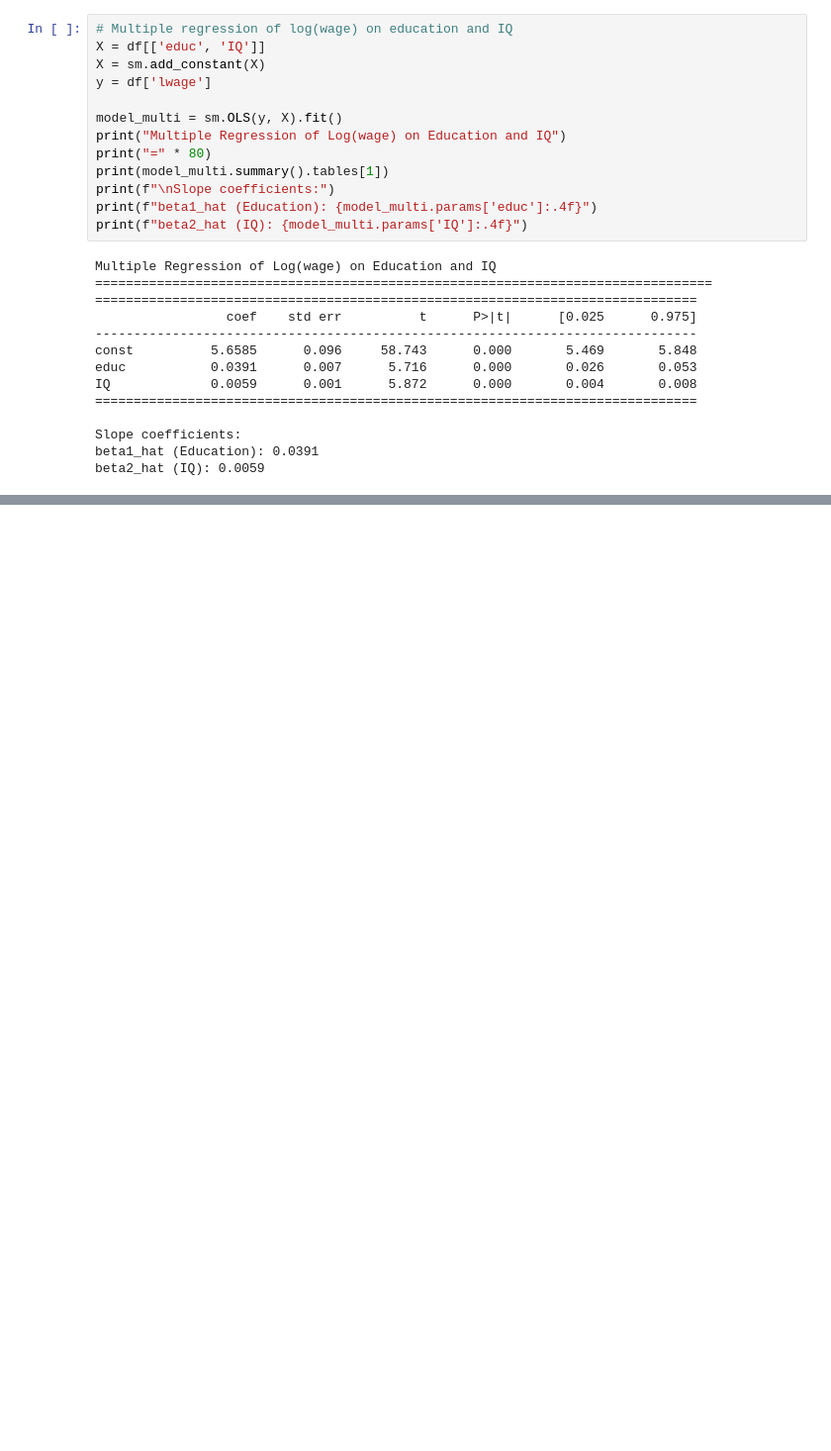
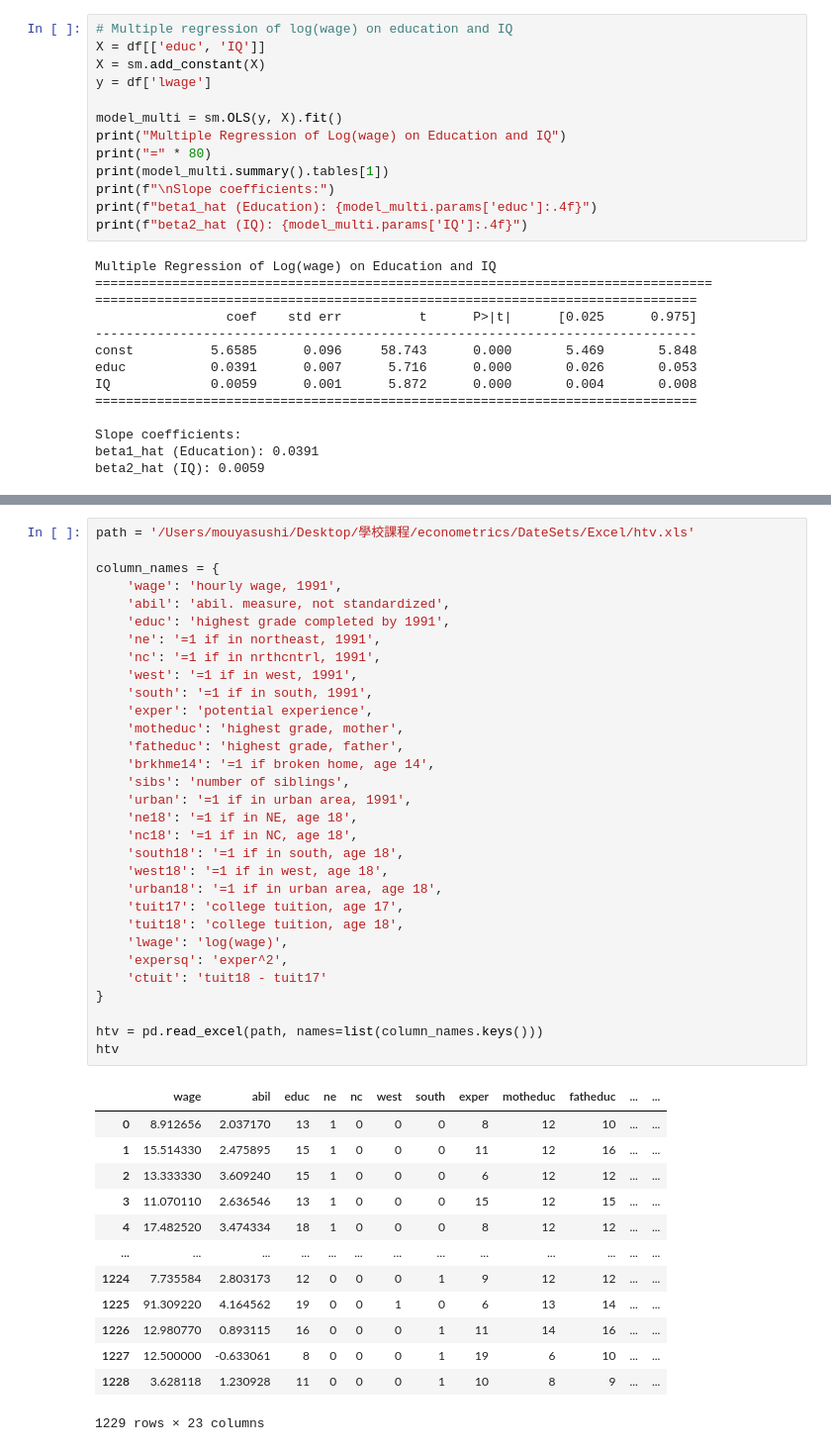
Before and after one commit to adenmao1202/skl_courses, a Jupyter notebook: econometrics/lab_hw1.ipynb, the cells around one changed output, grey strips where cells are left out. Shown at 99% size. Saved outputs shown, nothing was run; the diff lists cells and outputs as text; blank space fills up the shorter version.

```diff
--- a/econometrics/lab_hw1.ipynb
+++ b/econometrics/lab_hw1.ipynb
@@ -250,0 +523,45 @@ result : 0.0598 ≈ 0.0391 + 0.0059 * 3.5328
+# %%
+path = '/Users/mouyasushi/Desktop/學校課程/econometrics/DateSets/Excel/htv.xls'
+
+column_names = {
+    'wage': 'hourly wage, 1991',
+    'abil': 'abil. measure, not standardized',
+    'educ': 'highest grade completed by 1991',
+    'ne': '=1 if in northeast, 1991',
+    'nc': '=1 if in nrthcntrl, 1991',
+    'west': '=1 if in west, 1991',
+    'south': '=1 if in south, 1991',
+    'exper': 'potential experience',
+    'motheduc': 'highest grade, mother',
+    'fatheduc': 'highest grade, father',
+    'brkhme14': '=1 if broken home, age 14',
+    'sibs': 'number of siblings',
+    'urban': '=1 if in urban area, 1991',
+    'ne18': '=1 if in NE, age 18',
+    'nc18': '=1 if in NC, age 18',
+    'south18': '=1 if in south, age 18',
+    'west18': '=1 if in west, age 18',
+    'urban18': '=1 if in urban area, age 18',
+    'tuit17': 'college tuition, age 17',
+    'tuit18': 'college tuition, age 18',
+    'lwage': 'log(wage)',
+    'expersq': 'exper^2',
+    'ctuit': 'tuit18 - tuit17'
+}
+
+htv = pd.read_excel(path, names=list(column_names.keys()))
+htv
+# %% [output]
+|  | wage | abil | educ | ne | nc | west | south | exper | motheduc | fatheduc | ... | ... |
+| 0 | 8.912656 | 2.037170 | 13 | 1 | 0 | 0 | 0 | 8 | 12 | 10 | ... | ... |
+| 1 | 15.514330 | 2.475895 | 15 | 1 | 0 | 0 | 0 | 11 | 12 | 16 | ... | ... |
+| 2 | 13.333330 | 3.609240 | 15 | 1 | 0 | 0 | 0 | 6 | 12 | 12 | ... | ... |
+| 3 | 11.070110 | 2.636546 | 13 | 1 | 0 | 0 | 0 | 15 | 12 | 15 | ... | ... |
+| 4 | 17.482520 | 3.474334 | 18 | 1 | 0 | 0 | 0 | 8 | 12 | 12 | ... | ... |
+| ... | ... | ... | ... | ... | ... | ... | ... | ... | ... | ... | ... | ... |
+| 1224 | 7.735584 | 2.803173 | 12 | 0 | 0 | 0 | 1 | 9 | 12 | 12 | ... | ... |
+| 1225 | 91.309220 | 4.164562 | 19 | 0 | 0 | 1 | 0 | 6 | 13 | 14 | ... | ... |
+| 1226 | 12.980770 | 0.893115 | 16 | 0 | 0 | 0 | 1 | 11 | 14 | 16 | ... | ... |
+| 1227 | 12.500000 | -0.633061 | 8 | 0 | 0 | 0 | 1 | 19 | 6 | 10 | ... | ... |
+| 1228 | 3.628118 | 1.230928 | 11 | 0 | 0 | 0 | 1 | 10 | 8 | 9 | ... | ... |
+1229 rows × 23 columns
```
Also changed, not shown: parts of 24 cells of this notebook, 6 other files.
